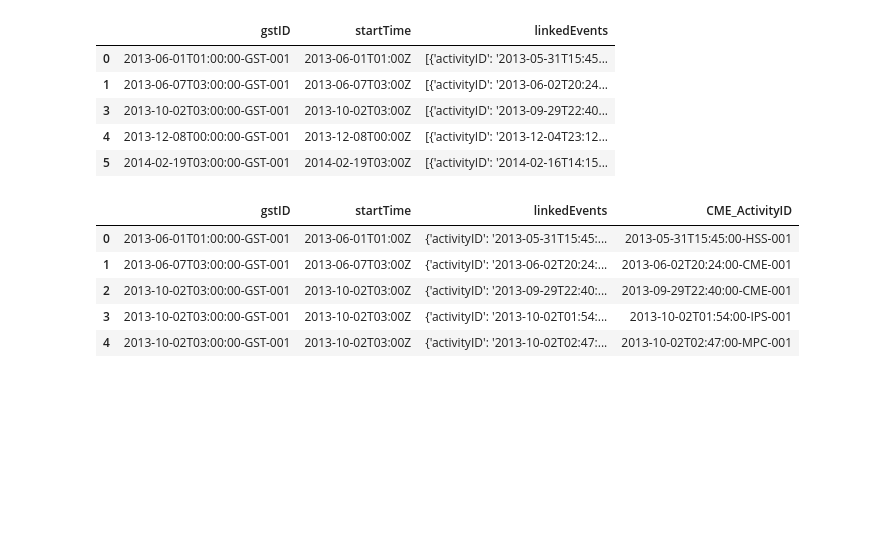
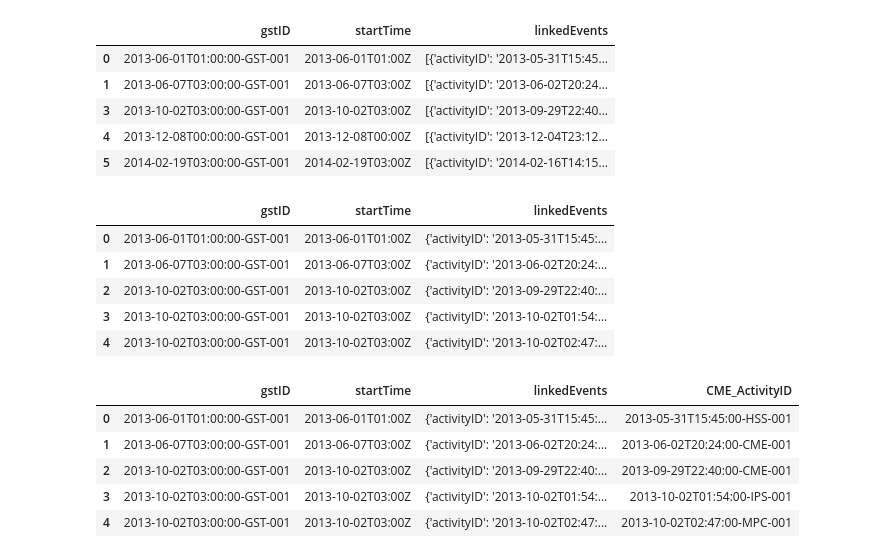
Before and after one commit to TahirPervez/data-sourcing-challenge, a Jupyter notebook: retrieve_data.ipynb, the cells around one changed output. Drawn from its saved outputs; the diff is of its cells as text; code cells hidden in the pictures; blank space fills up the shorter version.

```diff
--- a/retrieve_data.ipynb
+++ b/retrieve_data.ipynb
@@ -215,8 +217,11 @@ endDate   = "2024-05-01"
 # %%
 # Make a "GET" request for the GST URL and store it in a variable named gst_response
+gst_response = requests.get(gst_url)
 # %%
 # Convert the response variable to json and store it as a variable named gst_json
+gst_json = gst_response.json()
 
 # Preview the first result in JSON format
 # Use json.dumps with argument indent=4 to format data
+print(json.dumps(gst_json[0], indent=4))
 # %% [output]
@@ -243,7 +247,9 @@ endDate   = "2024-05-01"
 # %%
 # Convert gst_json to a Pandas DataFrame
-
+gst_df = pd.json_normalize(gst_json)
 # Keep only the columns: activityID, startTime, linkedEvents
+gst_df = gst_df[['gstID', 'startTime', 'linkedEvents']]
+gst_df.head()
 # %% [output]
 |  | gstID | startTime | linkedEvents |
 | 0 | 2013-06-01T01:00:00-GST-001 | 2013-06-01T01:00Z | [{'activityID': '2013-05-31T15:45... |
@@ -254,6 +260,8 @@ endDate   = "2024-05-01"
 # %%
 # Notice that the linkedEvents column allows us to identify the corresponding CME
 # Remove rows with missing 'linkedEvents' since we won't be able to assign these to CME
+gst_df.dropna(inplace=True)
+gst_df.head()
 # %% [output]
 |  | gstID | startTime | linkedEvents |
 | 0 | 2013-06-01T01:00:00-GST-001 | 2013-06-01T01:00Z | [{'activityID': '2013-05-31T15:45... |
@@ -264,6 +272,15 @@ endDate   = "2024-05-01"
 # %%
 # Notice that the linkedEvents sometimes contains multiple events per row
 # Use the explode method to ensure that each row is one element. Ensure to reset the index and drop missing values.
+gst_exploded = gst_df.explode(column="linkedEvents").dropna().reset_index(drop=True)
+gst_exploded.head()
+# %% [output]
+|  | gstID | startTime | linkedEvents |
+| 0 | 2013-06-01T01:00:00-GST-001 | 2013-06-01T01:00Z | {'activityID': '2013-05-31T15:45:... |
+| 1 | 2013-06-07T03:00:00-GST-001 | 2013-06-07T03:00Z | {'activityID': '2013-06-02T20:24:... |
+| 2 | 2013-10-02T03:00:00-GST-001 | 2013-10-02T03:00Z | {'activityID': '2013-09-29T22:40:... |
+| 3 | 2013-10-02T03:00:00-GST-001 | 2013-10-02T03:00Z | {'activityID': '2013-10-02T01:54:... |
+| 4 | 2013-10-02T03:00:00-GST-001 | 2013-10-02T03:00Z | {'activityID': '2013-10-02T02:47:... |
 # %%
 # Apply the extract_activityID_from_dict function to each row in the 'linkedEvents' column (you can use apply() and a lambda function)
 # and create a new column called 'CME_ActivityID' using loc indexer:
```
Also changed, not shown: parts of 20 cells of this notebook, 3 other files.
